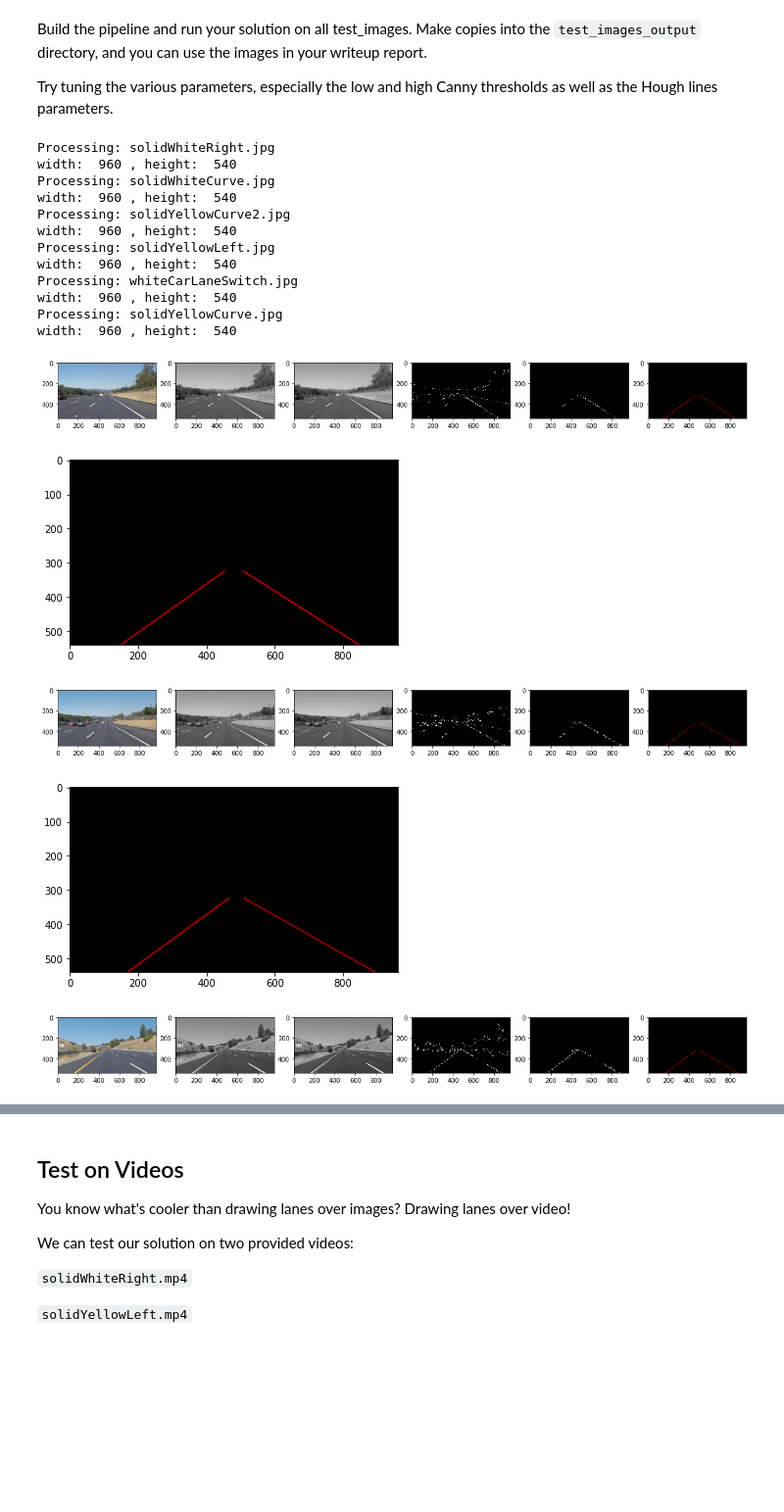
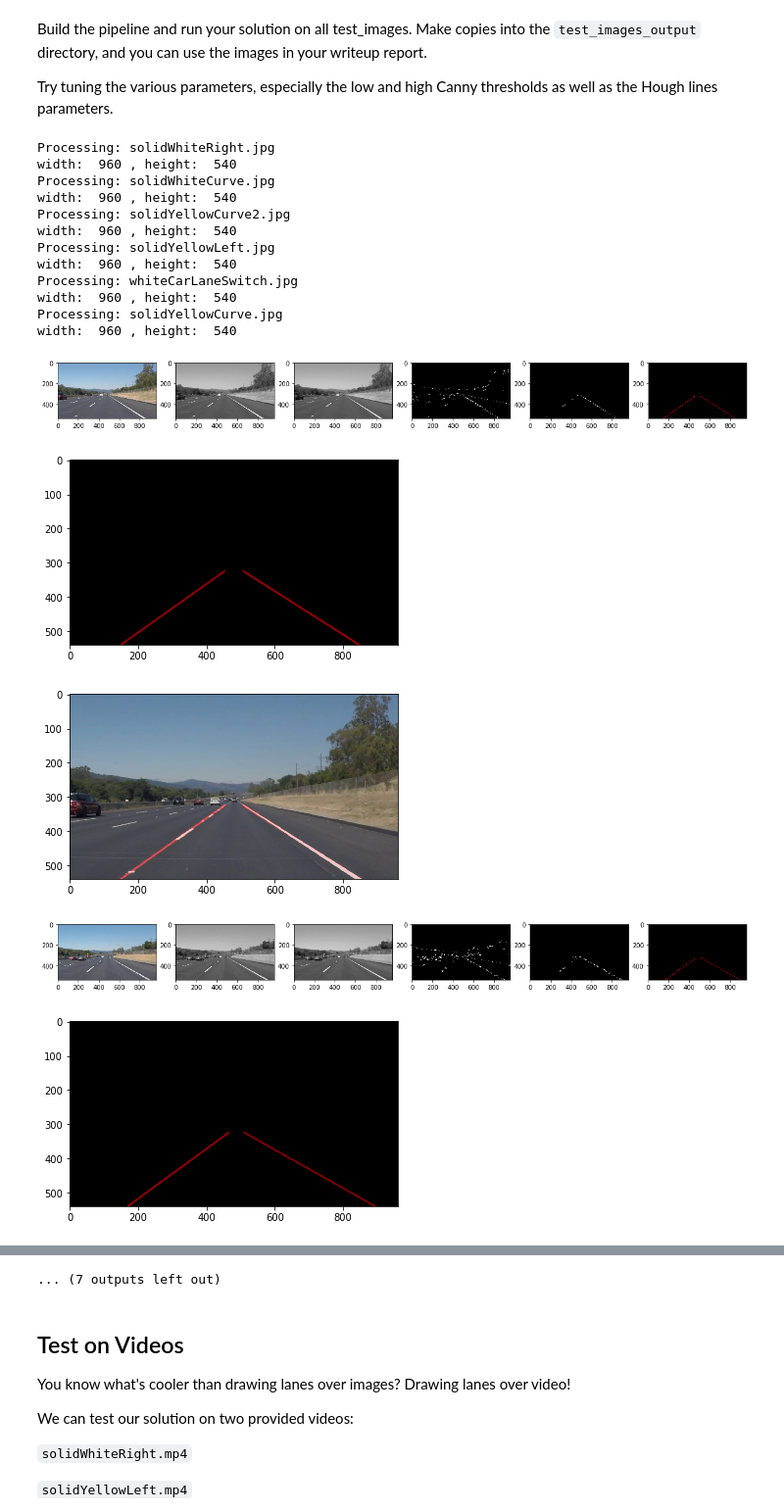
Before and after one commit to aaniin/self-driving-p1, a Jupyter notebook: P1.ipynb, the cells around one changed output, grey strips where cells are left out. Shown at 98% size. Cells and saved outputs as stored; diff of their text form; code cells hidden in the pictures; blank space fills up the shorter version.

```diff
--- a/P1.ipynb
+++ b/P1.ipynb
@@ -255,6 +255,7 @@ Try tuning the various parameters, especially the low and high Canny thresholds
 
 # Get the list of files to process
 file_names = os.listdir("test_images/")
+#os.mkdir("test_images_output/")
 
 for file_name in file_names:
     print("Processing: "+file_name)
@@ -284,33 +285,40 @@ for file_name in file_names:
                               min_line_len=min_line_len, max_line_gap=max_line_gap)
 
     image_houghblur = gaussian_blur(image_hough, 9)
+    image_weighted = weighted_img(image_houghblur,image)
     # Visualize
     fig, (ax1,ax2,ax3,ax4,ax5,ax6) = plt.subplots(1, 6,figsize=(20,2))
     ax1.imshow(image)
     ax2.imshow(image_gray,cmap='gray')
     ax3.imshow(image_blur,cmap='gray')
     ax4.imshow(image_edges,cmap='gray')
     ax5.imshow(image_roi,cmap='gray')
     ax6.imshow(image_hough,cmap='gray')
+    # Only final lines
     plt.figure()
     plt.imshow(image_houghblur,cmap='gray')
+    # Original image and final lines
+    plt.figure()
+    plt.imshow(image_weighted,cmap='gray')
+
+    plt.savefig("test_images_output/"+file_name)
     # only one image for now
     #break
 # %% [output]
 Processing: solidWhiteRight.jpg
 width:  960 , height:  540
 Processing: solidWhiteCurve.jpg
 width:  960 , height:  540
 Processing: solidYellowCurve2.jpg
 width:  960 , height:  540
 Processing: solidYellowLeft.jpg
 width:  960 , height:  540
 Processing: whiteCarLaneSwitch.jpg
 width:  960 , height:  540
 Processing: solidYellowCurve.jpg
 width:  960 , height:  540
 [figure]
 [figure]
-[figure, old version]
+[figure, new version]
-[figure, old version]
+[figure, new version]
-[figure, old version]
+[figure, new version]
@@ -324,3 +331,4 @@ width:  960 , height:  540
+... (7 outputs left out)
 # %% [markdown]
 ## Test on Videos
 
```
Also changed, not shown: parts of 4 cells of this notebook.
